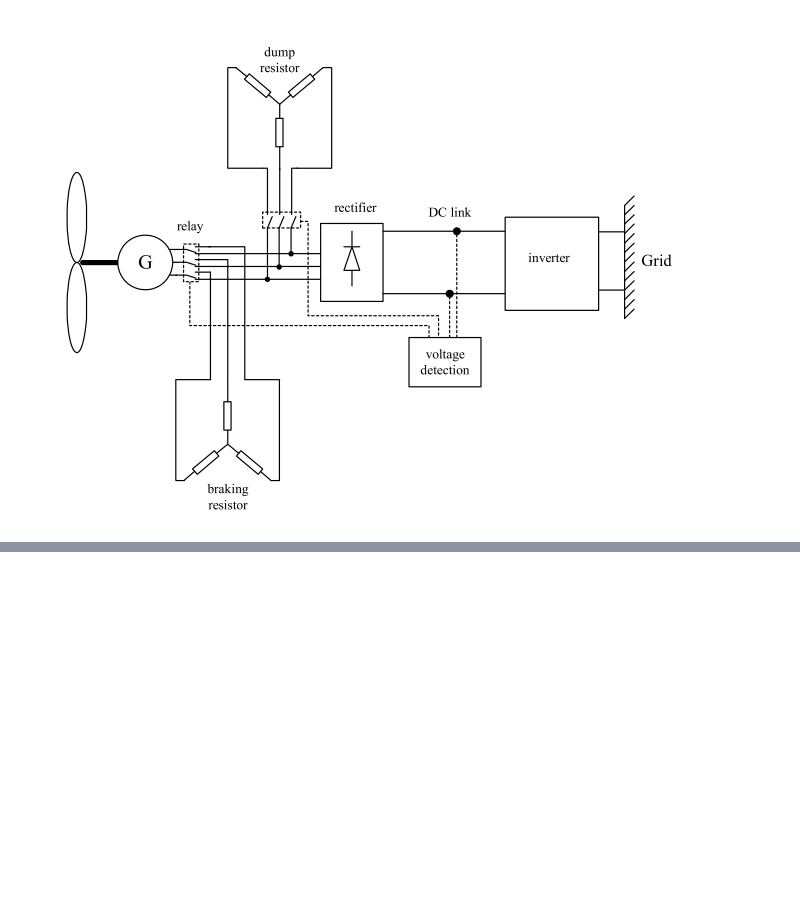
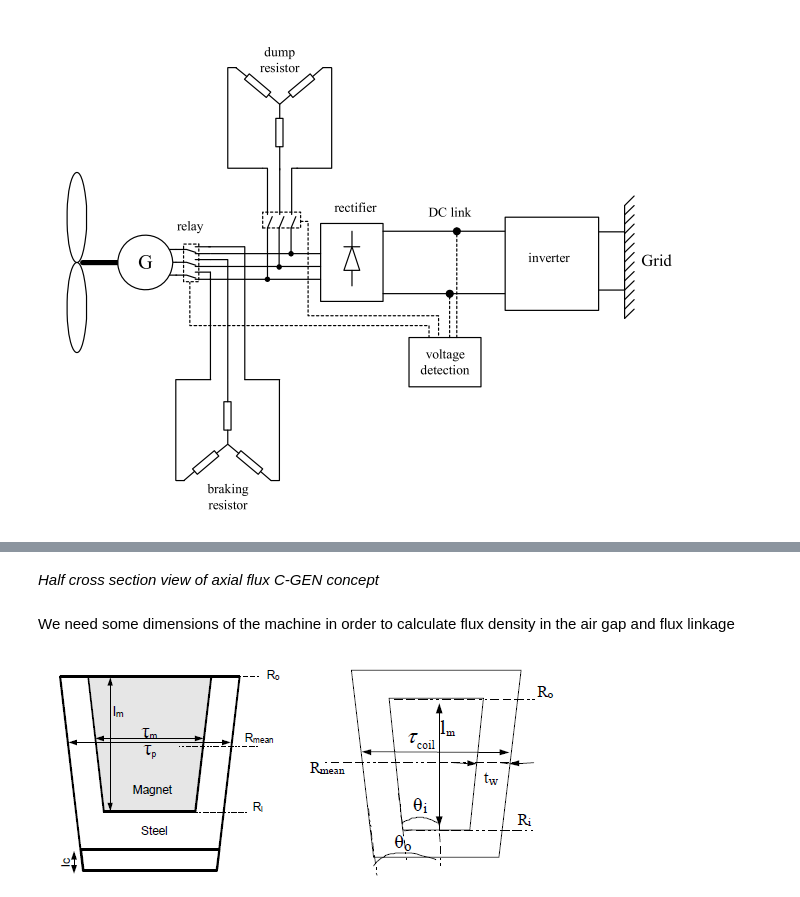
Before and after one commit to aydinbaskaya/MS_Thesis, a Jupyter notebook: Modular Generators/Documents/Direct-drive wind turbines .ipynb, the cells around one changed output, grey strips where cells are left out. Drawn from its saved outputs; the diff is of its cells as text; code cells hidden in the pictures; blank space fills up the shorter version.

```diff
--- a/Modular Generators/Documents/Direct-drive wind turbines .ipynb
+++ b/Modular Generators/Documents/Direct-drive wind turbines .ipynb
@@ -124,0 +174,9 @@ Image(filename='axial5.png')
+# %% [markdown]
+*Half cross section view of axial flux C-GEN concept*
+# %% [markdown]
+We need some dimensions of the machine in order to calculate flux density in the air gap and flux linkage
+# %%
+from IPython.display import Image
+Image(filename='coilnmagnet.png')
+# %% [output]
+[figure, added]
```
Also changed, not shown: parts of 9 cells of this notebook.
